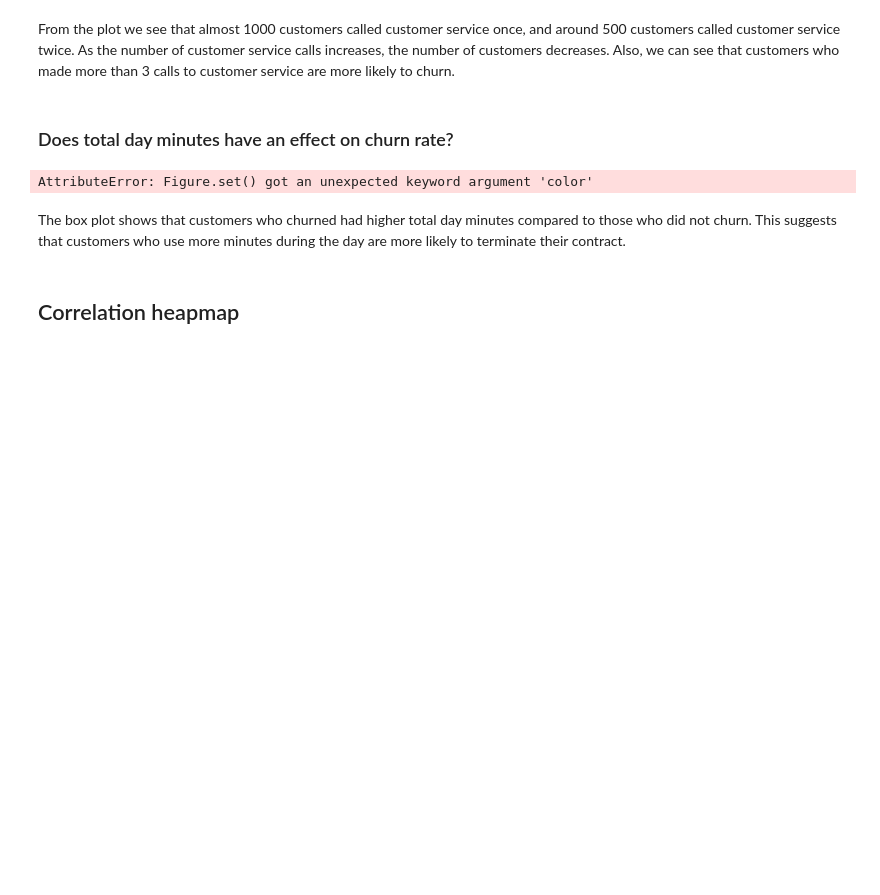
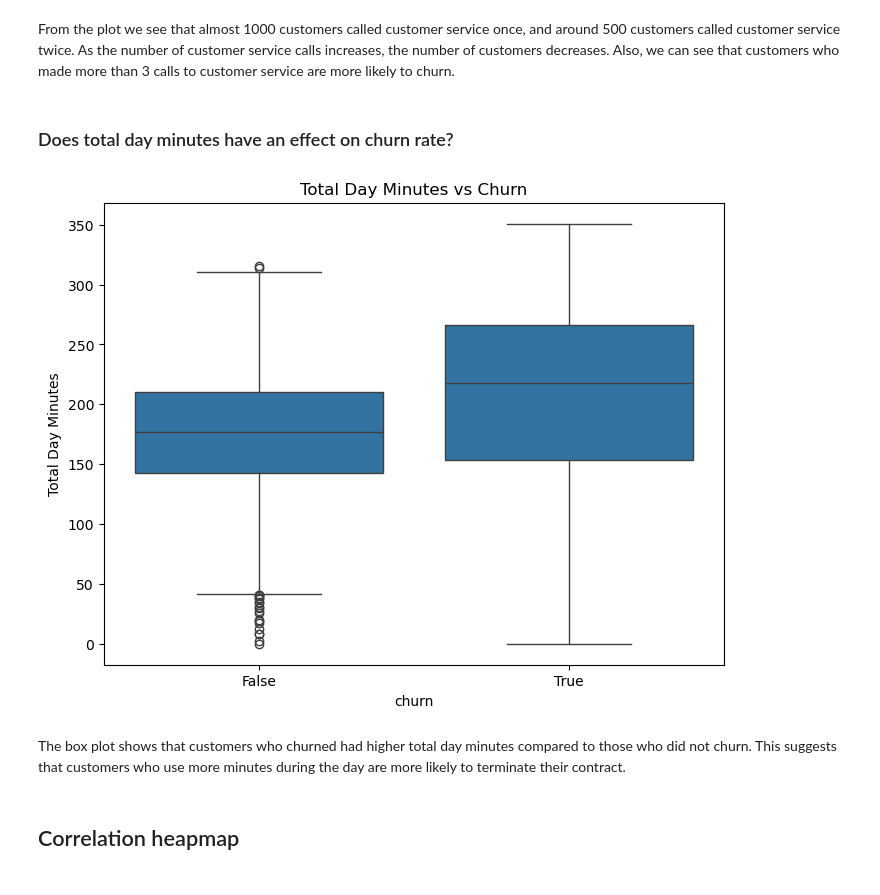
Before and after one commit to justshron/SyriaTel-Customer-Analysis, a Jupyter notebook: Index.ipynb, the cells around one changed output. Saved outputs shown, nothing was run; the diff lists cells and outputs as text; code cells hidden in the pictures; blank space fills up the shorter version.

```diff
--- a/Index.ipynb
+++ b/Index.ipynb
@@ -246,14 +247,14 @@ From the plot we see that almost 1000 customers called customer service once, an
 
 ### Does total day minutes have an effect on churn rate?
 # %%
-plt.figure(figsize=(8, 6), color = ['purple', 'ray'])
+plt.figure(figsize=(8, 6))
 sns.boxplot(x='churn', y='total day minutes', data=df)
 plt.title('Total Day Minutes vs Churn')
 plt.xlabel("churn")
 plt.ylabel("Total Day Minutes")
 plt.show()
 # %% [output]
-AttributeError: Figure.set() got an unexpected keyword argument 'color'
+[figure, added]
 # %% [markdown]
 The box plot shows that customers who churned had higher total day minutes compared to those who did not churn. This suggests that customers who use more minutes during the day are more likely to terminate their contract.
 # %% [markdown]
```
Also changed, not shown: parts of 13 cells of this notebook.
